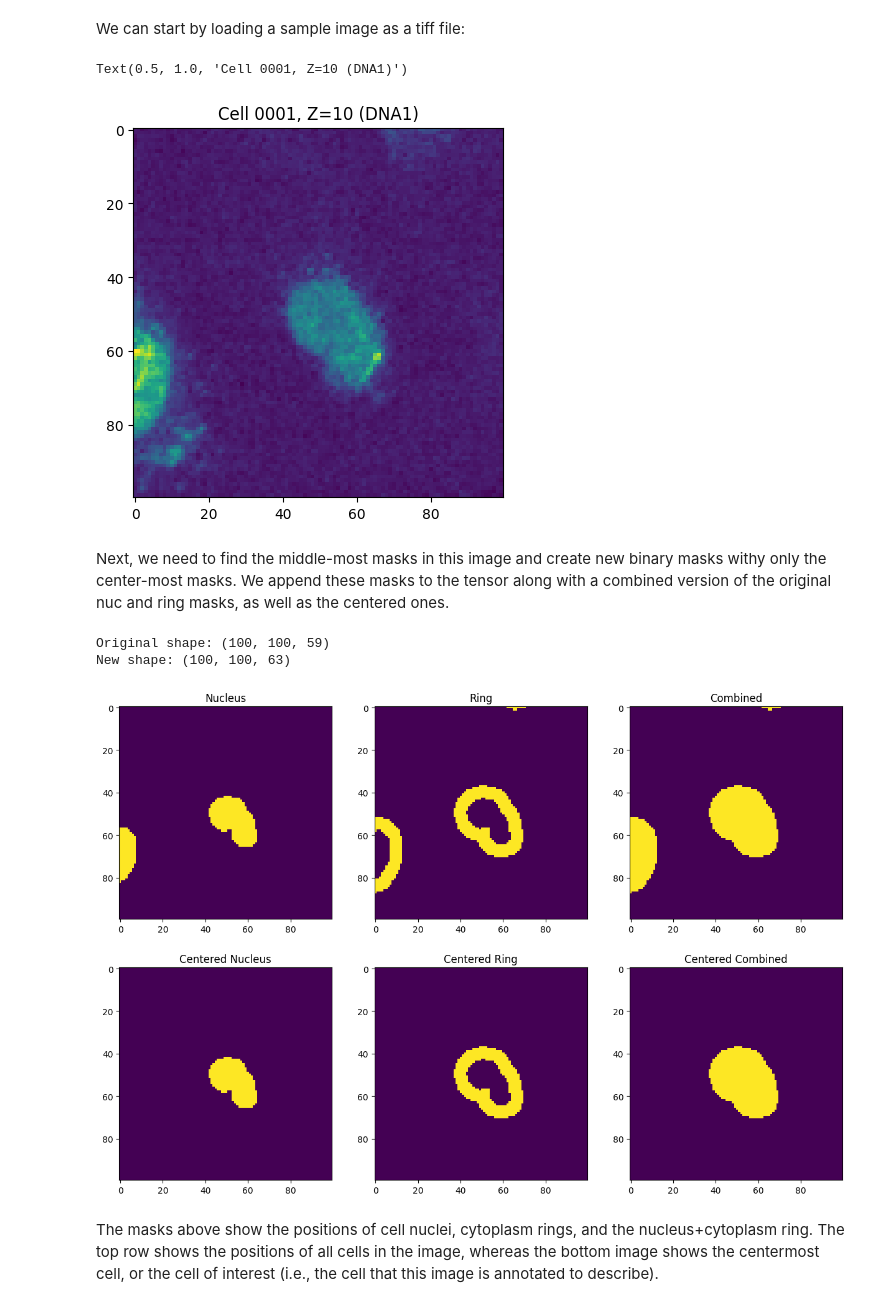
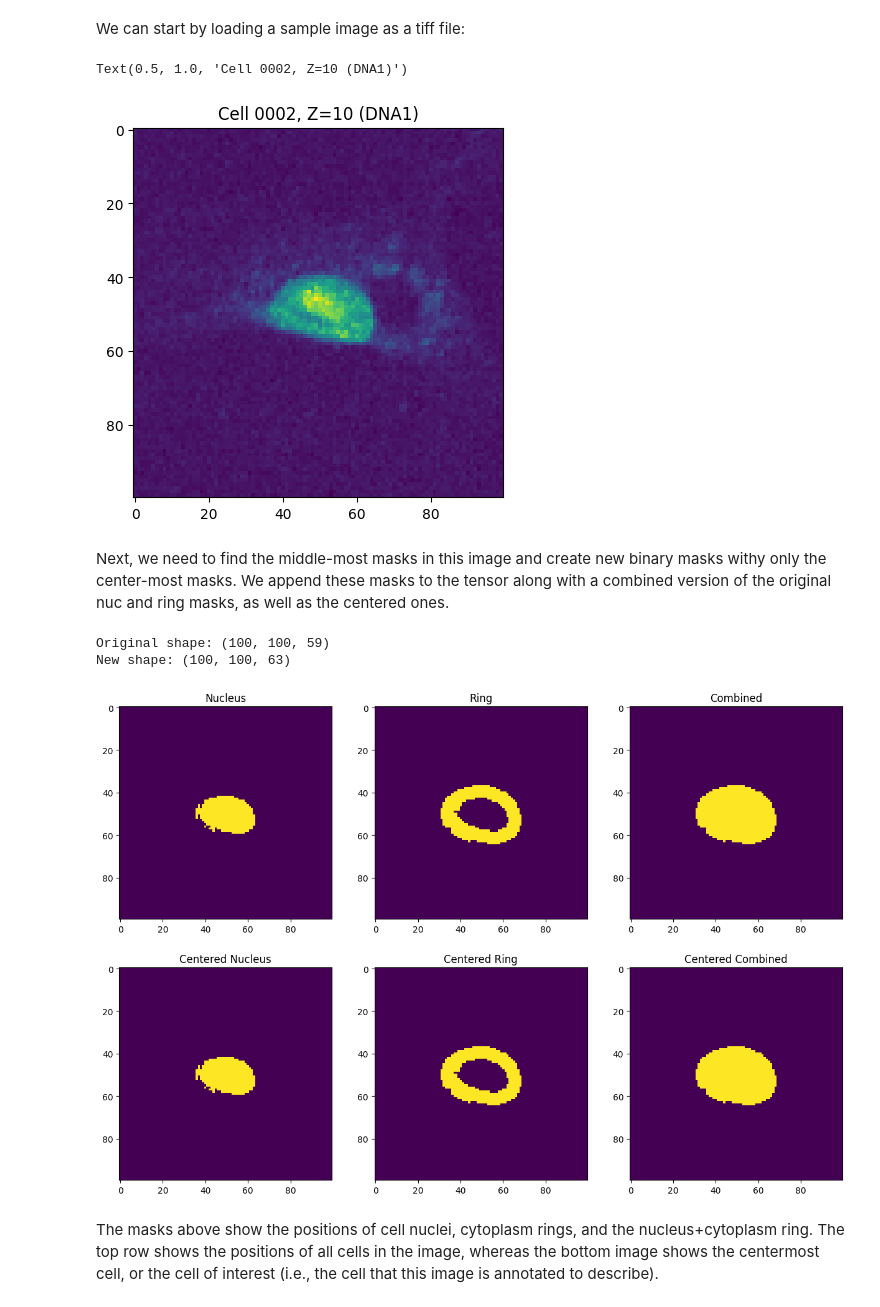
Before and after one commit to omar-merhebi/CycleNet, a Jupyter notebook: tensorflow/notebooks/augmentations.ipynb, the cells around one changed output. Saved outputs shown, nothing was run; the diff lists cells and outputs as text; code cells hidden in the pictures.

```diff
--- a/tensorflow/notebooks/augmentations.ipynb
+++ b/tensorflow/notebooks/augmentations.ipynb
@@ -31,16 +29,16 @@ from src.helpers import _determine_slurm
 # %% [markdown]
 We can start by loading a sample image as a tiff file:
 # %%
-FILEPATH = "/nas/longleaf/home/oem/PHASER/pytorch/data/phaser_rpe/raw/images/cell_0002.tif" if _determine_slurm() else "/home/omar/projects/unc/PHASER/pytorch/data/phaser_rpe/raw/images/cell_0002.tif"
+FILEPATH = "/nas/longleaf/home/oem/PHASER/pytorch/data/phaser_rpe/raw/images/cell_0002.tif" if _determine_slurm() else "/home/omar/projects/unc/PHASER/pytorch/data/phaser_rpe/raw/images/cell_0006.tif"
 image = tiff.imread(FILEPATH)
 image = tf.convert_to_tensor(image)
-image = _normalize_image(image)
+image = normalize_image(image)
 
 plt.imshow(image[:, :, 10])
-plt.title("Cell 0001, Z=10 (DNA1)")
+plt.title("Cell 0002, Z=10 (DNA1)")
 # %% [output]
-Text(0.5, 1.0, 'Cell 0001, Z=10 (DNA1)')
+Text(0.5, 1.0, 'Cell 0002, Z=10 (DNA1)')
-[figure, old version]
+[figure, new version]
 # %% [markdown]
 Next, we need to find the middle-most masks in this image and create new binary masks withy only the center-most masks. We append these masks to the tensor along with a combined version of the original nuc and ring masks, as well as the centered ones.
 # %%
@@ -51,12 +49,12 @@ ring = tf.not_equal(image[:, :, 58], 0.0)
 combined = tf.logical_or(nuc, ring)
 
 orig_masks = [nuc, ring, combined]
-centered_masks = [_find_center_mask(mask) for mask in orig_masks]
+centered_masks = [find_center_mask(mask) for mask in orig_masks]
 
 all_masks = orig_masks + centered_masks
 titles = ["Nucleus", "Ring", "Combined", "Centered Nucleus", "Centered Ring", "Centered Combined"]
 
-masks_to_add = tf.stack(all_masks[2:], axis=2)
+masks_to_add = tf.stack(all_masks[2:], axis=-1)
 masks_to_add = [tf.cast(mask, tf.float32) for mask in masks_to_add]
 image = tf.concat([image, masks_to_add], axis=2)
 
@@ -70,7 +68,7 @@ for i, mask in enumerate(all_masks):
 # %% [output]
 Original shape: (100, 100, 59)
 New shape: (100, 100, 63)
-[figure, old version]
+[figure, new version]
 # %% [markdown]
 The masks above show the positions of cell nuclei, cytoplasm rings, and the nucleus+cytoplasm ring. The top row shows the positions of all cells in the image, whereas the bottom image shows the centermost cell, or the cell of interest (i.e., the cell that this image is annotated to describe).
 # %% [markdown]
```
Also changed, not shown: parts of 12 cells of this notebook.
